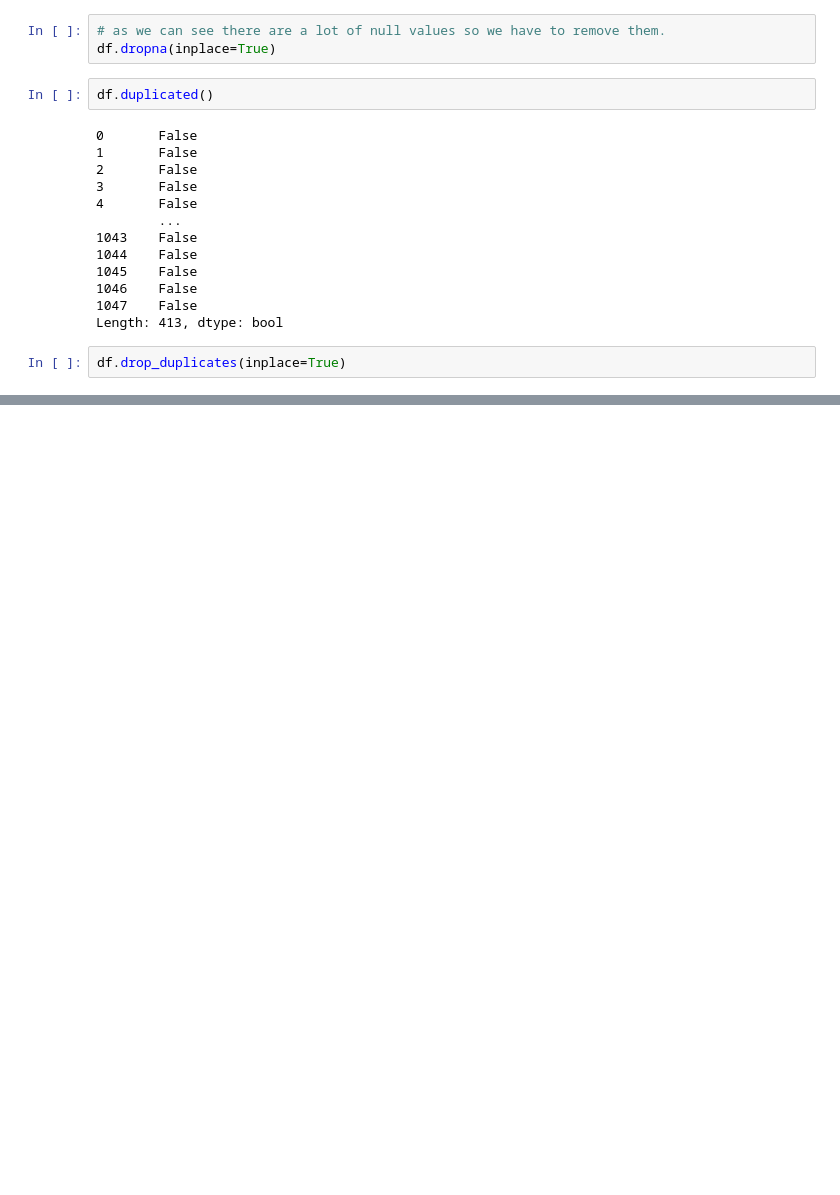
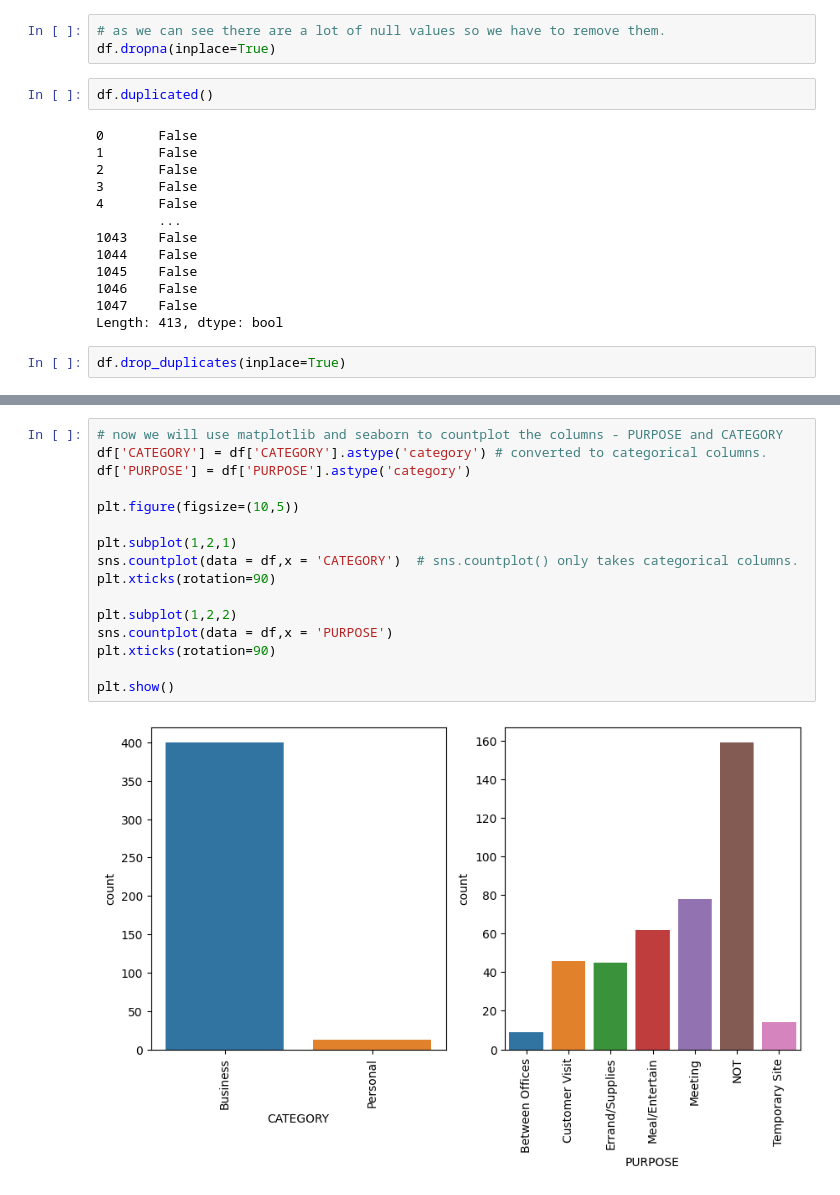
Before and after one commit to santr4/ml_projects, a Jupyter notebook: Uber Rides Data Analysis /Uber_Ride_Data_Analysis.ipynb, the cells around one changed output, grey strips where cells are left out. Saved outputs shown, nothing was run; the diff lists cells and outputs as text; blank space fills up the shorter version.

Commit message:
visulatization of category and purpose column using matplotlib and seaborn

```diff
--- a/Uber Rides Data Analysis /Uber_Ride_Data_Analysis.ipynb
+++ b/Uber Rides Data Analysis /Uber_Ride_Data_Analysis.ipynb
@@ -118,0 +150,18 @@ df.drop_duplicates(inplace=True)
+# %%
+# now we will use matplotlib and seaborn to countplot the columns - PURPOSE and CATEGORY
+df['CATEGORY'] = df['CATEGORY'].astype('category') # converted to categorical columns.
+df['PURPOSE'] = df['PURPOSE'].astype('category')
+
+plt.figure(figsize=(10,5))
+
+plt.subplot(1,2,1)
+sns.countplot(data = df,x = 'CATEGORY')  # sns.countplot() only takes categorical columns.
+plt.xticks(rotation=90)
+
+plt.subplot(1,2,2)
+sns.countplot(data = df,x = 'PURPOSE')
+plt.xticks(rotation=90)
+
+plt.show()
+# %% [output]
+[figure, added]
```
Also changed, not shown: parts of 3 cells of this notebook.
